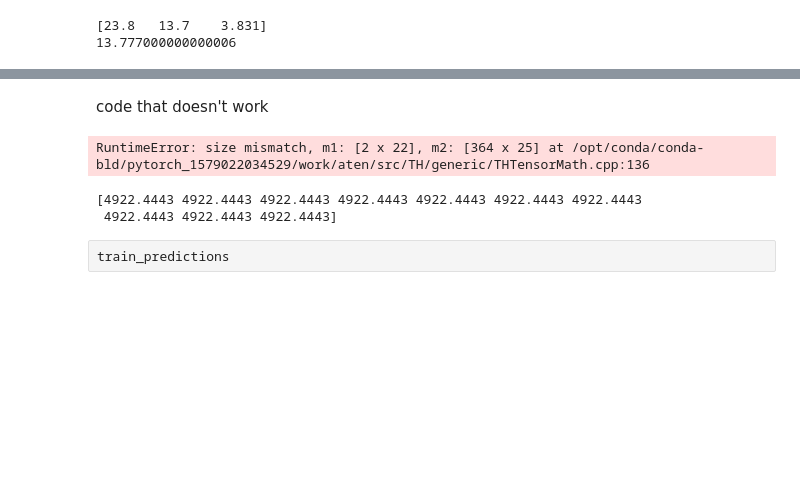
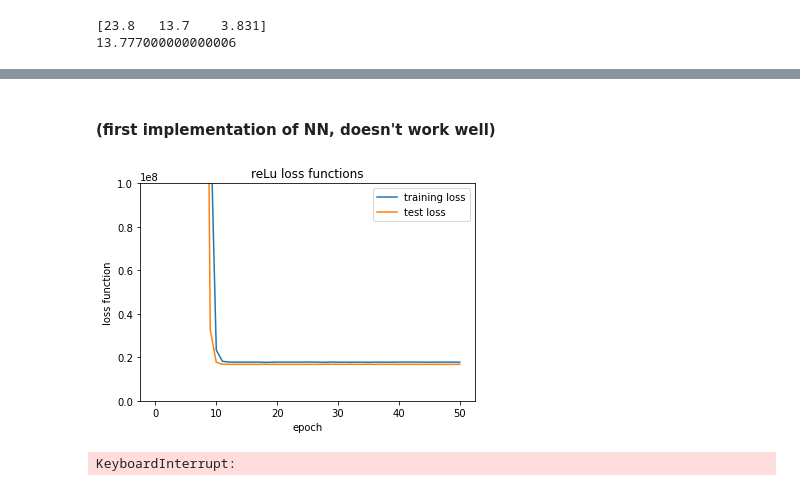
Before and after one commit to cx26/CS229_project_battery_lifetime_prediction, a Jupyter notebook: comparing_models.ipynb, the cells around one changed output, grey strips where cells are left out. Cells and saved outputs as stored; diff of their text form; code cells hidden in the pictures; blank space fills up the shorter version.

```diff
--- a/comparing_models.ipynb
+++ b/comparing_models.ipynb
@@ -165,6 +155,9 @@ print(results)
 #### RF
 # %%
 #without PCA
+y_train = np.ravel(y_train)
+y_test = np.ravel(y_test)
+
 RF = RandomForestRegressor(n_estimators= 50, max_depth=6, random_state=2)
 RF.fit(x_train, y_train)
 train_predictions = RF.predict(x_train)
@@ -179,8 +172,8 @@ pca_predictions = RF2.predict(pca_x_test)
 fig = plt.subplots(dpi = 150)
 plt.scatter(y_test, predictions, label = 'test predictions',color='tab:orange')
 plt.scatter(y_train, train_predictions, label = 'train predictions',color='tab:blue')
-plt.plot(y_train['rpt_0.2Cdischarge_capacity0.8_real_regular_throughput::DiagnosticProperties'], y_train['rpt_0.2Cdischarge_capacity0.8_real_regular_throughput::DiagnosticProperties'],color="gold")
-plt.ylim(0, y_train['rpt_0.2Cdischarge_capacity0.8_real_regular_throughput::DiagnosticProperties'].max())
+plt.plot(y_train, y_train,color="gold")
+plt.ylim(0, y_train.max())
 plt.ylabel('Predicted Values')
 plt.xlabel('Real Values')
 plt.title("Random Forest Model Pair Plot")
@@ -264,0 +286,17 @@ plt.savefig('KernelPP.png')
+# %%
+# Training the NN
+criterion = nn.MSELoss()
+# Optimizers require the parameters to optimize and a learning rate
+optimizer = torch.optim.Adam(model.parameters(), lr=0.01,weight_decay=0.1)
+num_epochs = 2000
+for e in range(num_epochs):
+    # Training pass
+
+    output = model(X)
+    loss = criterion(output, Y)
+
+    optimizer.zero_grad()
+    loss.backward()
+    optimizer.step()
+    if (e % 500 ==0 and e !=0):
+        print(loss)
@@ -370,18 +413,0 @@ input = torch.rand(40,X.shape[1])
-# %%
-# Define the loss
-criterion = nn.MSELoss()
-
-# Optimizers require the parameters to optimize and a learning rate
-optimizer = torch.optim.Adam(model.parameters(), lr=0.01,weight_decay=1)
-num_epochs = 20000
-for e in range(num_epochs):
-    # Training pass
-
-    output = model(X)
-    loss = criterion(output, Y)
-
-    optimizer.zero_grad()
-    loss.backward()
-    optimizer.step()
-    if (e % 1000 ==0 and e !=0):
-        print(loss)
@@ -454,7 +414,7 @@ error for pca_Linear Regression is 3817.774
-# %% [markdown]
-code that doesn't work
+# %% [markdown]
+#### (first implementation of NN, doesn't work well)
 # %%
-input_size = x_train.shape[1]
+input_size = pca_x_train.shape[1]
 hidden_sizes=[25,6,3]
 output_size=1
 model = nn.Sequential(nn.Linear(input_size, hidden_sizes[0]),
@@ -500,41 +460,32 @@ for epoch in range(num_epochs):
         #let's encode the optimizer.step()
         for p in model.parameters():
             with torch.no_grad():
                 p.copy_(p - learning_rate * p.grad)
         epoch_train_loss += loss.item()
 
     for batch in range(num_test_batch):
         #compute loss on test dataset
         test_indices=test_index[batch * batch_size:(batch + 1)*batch_size] #no need to randomize
         x_batch =X_test[test_indices]
         y_batch =Y_test[test_indices]
         with torch.no_grad():
             y_pred= model(x_batch)
             loss=((y_pred - y_batch) **2).mean()
         epoch_test_loss += loss.item()
 
     all_train_loss.append(epoch_train_loss/num_train_batch)
     all_test_loss.append(epoch_test_loss/num_test_batch)
 
     #plot train and test loss
     if (epoch % 50 ==0 and epoch !=0):
         plt.plot(all_train_loss, label='training loss')
         plt.plot(all_test_loss, label='test loss')
         plt.xlabel("epoch")
         plt.ylabel("loss function")
         plt.title('reLu loss functions')
         plt.legend()
         plt.ylim(0,10**8)
         plt.show()
 # %% [output]
+[figure, added]
-RuntimeError: size mismatch, m1: [2 x 22], m2: [364 x 25] at /opt/conda/conda-bld/pytorch_1579022034529/work/aten/src/TH/generic/THTensorMath.cpp:136
+KeyboardInterrupt:
-# %%
-with torch.no_grad():
-    train_predictions =model(X).detach().numpy()
-    predictions = model(X_test).detach().numpy()
-print(train_predictions[:10,0])
-# %% [output]
-[4922.4443 4922.4443 4922.4443 4922.4443 4922.4443 4922.4443 4922.4443
- 4922.4443 4922.4443 4922.4443]
-# %% [raw]
-train_predictions
```
Also changed, not shown: parts of 15 cells of this notebook.
